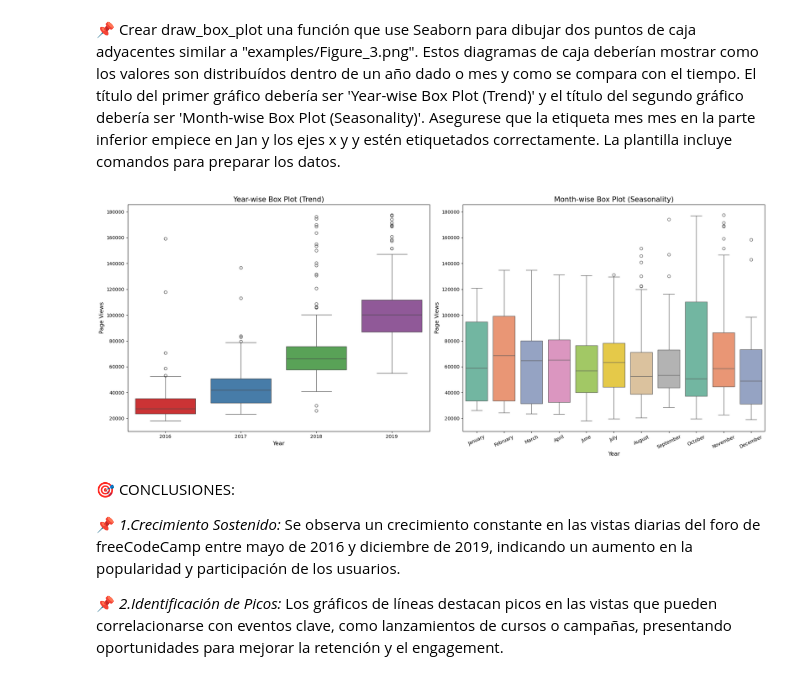
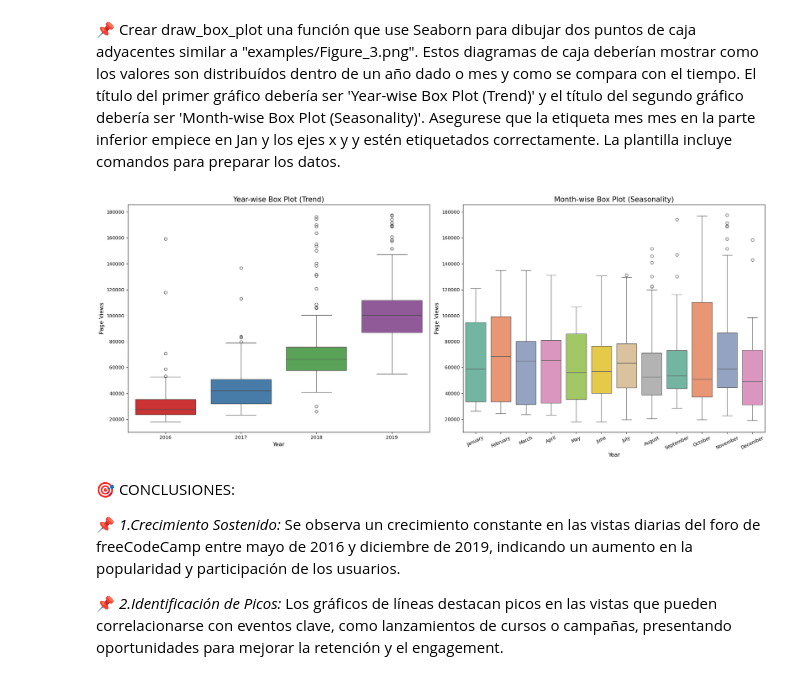
Before and after one commit to WLozanoH/projects_freecodecamp, a Jupyter notebook: projects/visualizador-periodos-de-tiempo.ipynb, the cells around one changed output. Drawn from its saved outputs; the diff is of its cells as text; code cells hidden in the pictures.

```diff
--- a/projects/visualizador-periodos-de-tiempo.ipynb
+++ b/projects/visualizador-periodos-de-tiempo.ipynb
@@ -124,37 +124,36 @@ def draw_box_plot(df):
 
     #ordernar los datos en 'month' para que comiencen en enero
     df_box['month'] = pd.Categorical(df_box['month'],
-                                     categories=['January','February','March','April','June','July',
-                                                    'August','September','October','November','December'],
+                                     categories=['January','February','March','April','May','June','July','August','September','October','November','December'],
                                      ordered= True)
     #crear la figura para los dos subgráficos:
     fig,axes = plt.subplots(1,2,figsize = (20,8))
     fig.subplots_adjust(hspace= 1)
 
 
     #primer gráfico boxplot: 'Year-wise Box Plot (Trend)'
     sns.boxplot(x='year', y='value', data=df_box, ax=axes[0], palette  = 'Set1')
     axes[0].set_title('Year-wise Box Plot (Trend)', fontsize = 15)
     axes[0].set_xlabel('Year', fontsize = 12)
     axes[0].set_ylabel('Page Views', fontsize = 12)
 
 
     #segundo gráfico boxplot: 'Month-wise Box Plot (Seasonality)'
     sns.boxplot(x='month', y='value', data=df_box, ax=axes[1], palette  = 'Set2')
     axes[1].set_title('Month-wise Box Plot (Seasonality)', fontsize = 15)
     axes[1].set_xlabel('Year', fontsize = 12)
     axes[1].set_ylabel('Page Views', fontsize = 12)
     axes[1].set_xticklabels(axes[1].get_xticklabels(), rotation = 25)
 
     #ajustar el diseño de los gráficos
     plt.tight_layout()
 
     #mostrar el gráfico
     plt.show()
 
 draw_box_plot(df_filtered)
 # %% [output]
-[figure, old version]
+[figure, new version]
 # %% [markdown]
 🎯 CONCLUSIONES:
 
```
